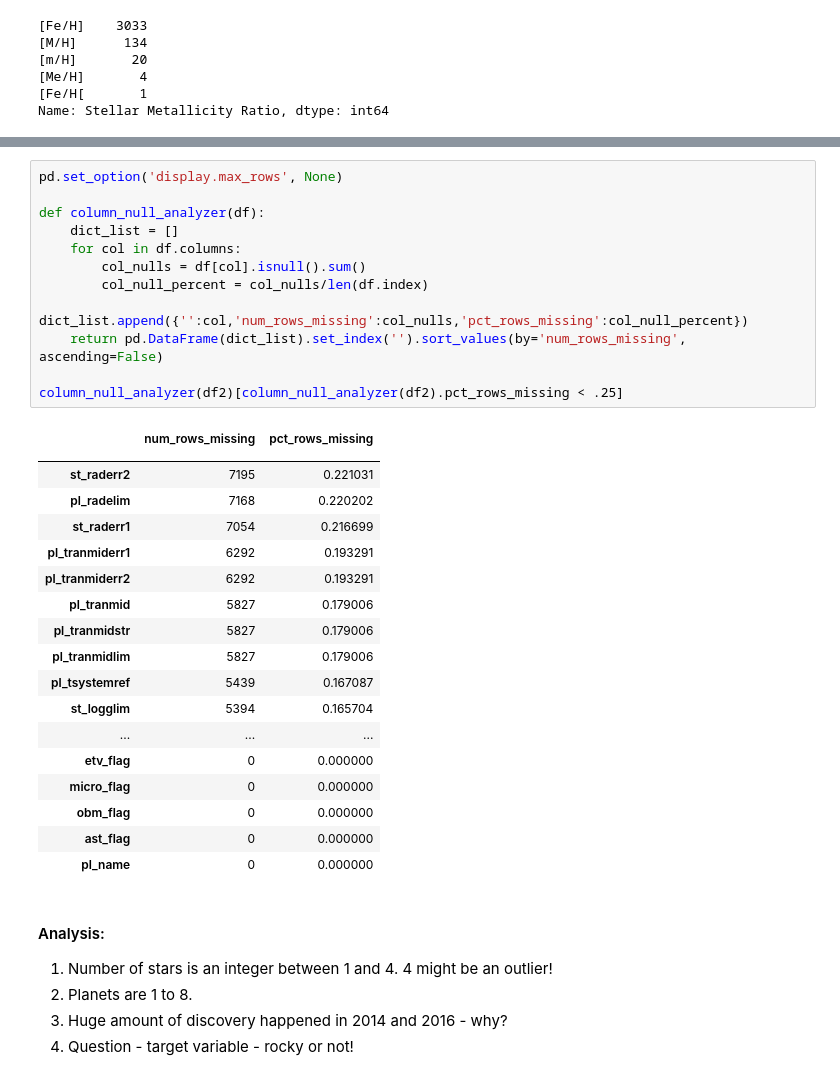
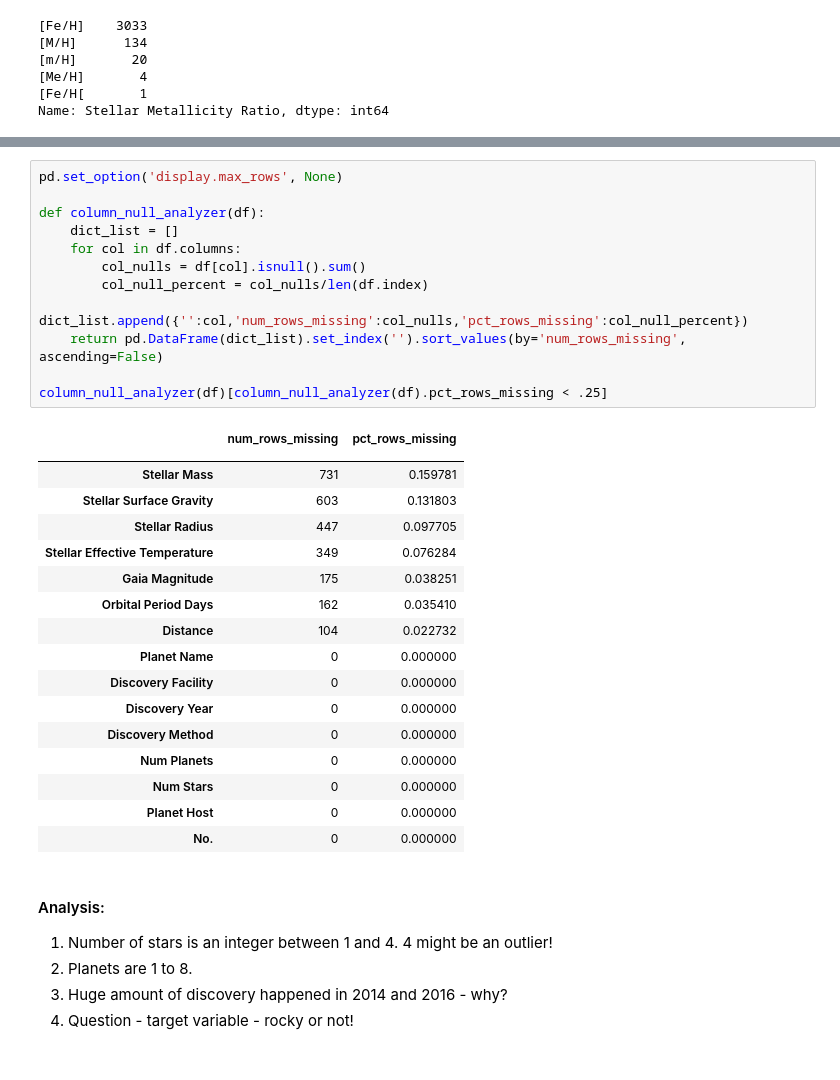
Before and after one commit to Miller-Ryan-1/exoplanet-analysis, a Jupyter notebook: exoplanet_acquire_scrapbook.ipynb, the cells around one changed output, grey strips where cells are left out. Cells and saved outputs as stored; diff of their text form.

```diff
--- a/exoplanet_acquire_scrapbook.ipynb
+++ b/exoplanet_acquire_scrapbook.ipynb
@@ -197,34 +184,33 @@ df2.sample(25)
 # %%
 pd.set_option('display.max_rows', None)
 
 def column_null_analyzer(df):
     dict_list = []
     for col in df.columns:
         col_nulls = df[col].isnull().sum()
         col_null_percent = col_nulls/len(df.index)
         dict_list.append({'':col,'num_rows_missing':col_nulls,'pct_rows_missing':col_null_percent})
     return pd.DataFrame(dict_list).set_index('').sort_values(by='num_rows_missing', ascending=False)
 
-column_null_analyzer(df2)[column_null_analyzer(df2).pct_rows_missing < .25]
+column_null_analyzer(df)[column_null_analyzer(df).pct_rows_missing < .25]
 # %% [output]
 |  | num_rows_missing | pct_rows_missing |
 |  |  |  |
-| st_raderr2 | 7195 | 0.221031 |
-| pl_radelim | 7168 | 0.220202 |
-| st_raderr1 | 7054 | 0.216699 |
-| pl_tranmiderr1 | 6292 | 0.193291 |
-| pl_tranmiderr2 | 6292 | 0.193291 |
-| pl_tranmid | 5827 | 0.179006 |
-| pl_tranmidstr | 5827 | 0.179006 |
-| pl_tranmidlim | 5827 | 0.179006 |
-| pl_tsystemref | 5439 | 0.167087 |
-| st_logglim | 5394 | 0.165704 |
-| ... | ... | ... |
-| etv_flag | 0 | 0.000000 |
-| micro_flag | 0 | 0.000000 |
-| obm_flag | 0 | 0.000000 |
-| ast_flag | 0 | 0.000000 |
-| pl_name | 0 | 0.000000 |
+| Stellar Mass | 731 | 0.159781 |
+| Stellar Surface Gravity | 603 | 0.131803 |
+| Stellar Radius | 447 | 0.097705 |
+| Stellar Effective Temperature | 349 | 0.076284 |
+| Gaia Magnitude | 175 | 0.038251 |
+| Orbital Period Days | 162 | 0.035410 |
+| Distance | 104 | 0.022732 |
+| Planet Name | 0 | 0.000000 |
+| Discovery Facility | 0 | 0.000000 |
+| Discovery Year | 0 | 0.000000 |
+| Discovery Method | 0 | 0.000000 |
+| Num Planets | 0 | 0.000000 |
+| Num Stars | 0 | 0.000000 |
+| Planet Host | 0 | 0.000000 |
+| No. | 0 | 0.000000 |
 # %% [markdown]
 #### Analysis:
 1. Number of stars is an integer between 1 and 4.  4 might be an outlier!
```
Also changed, not shown: parts of 14 cells of this notebook, 3 other files.
